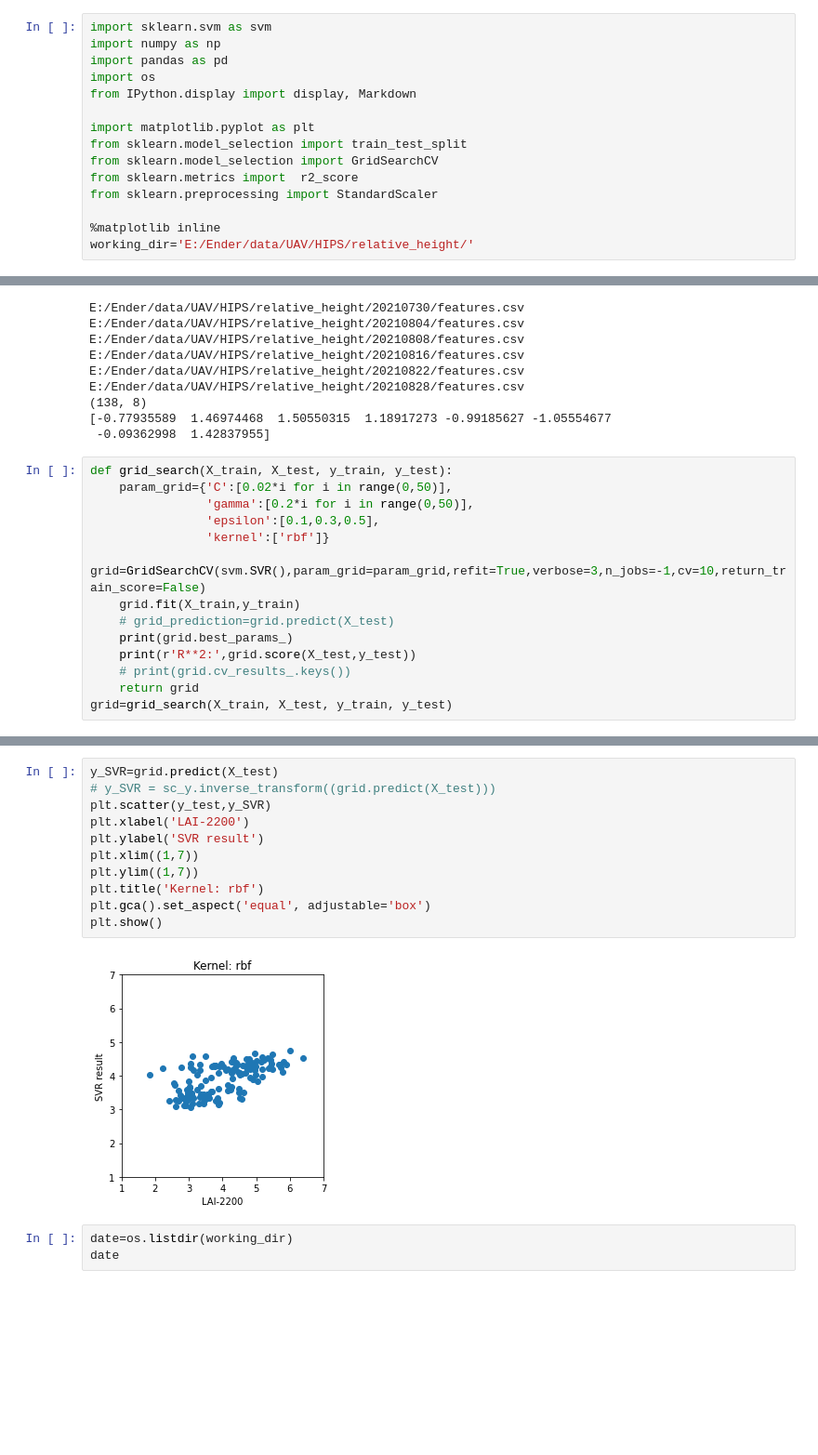
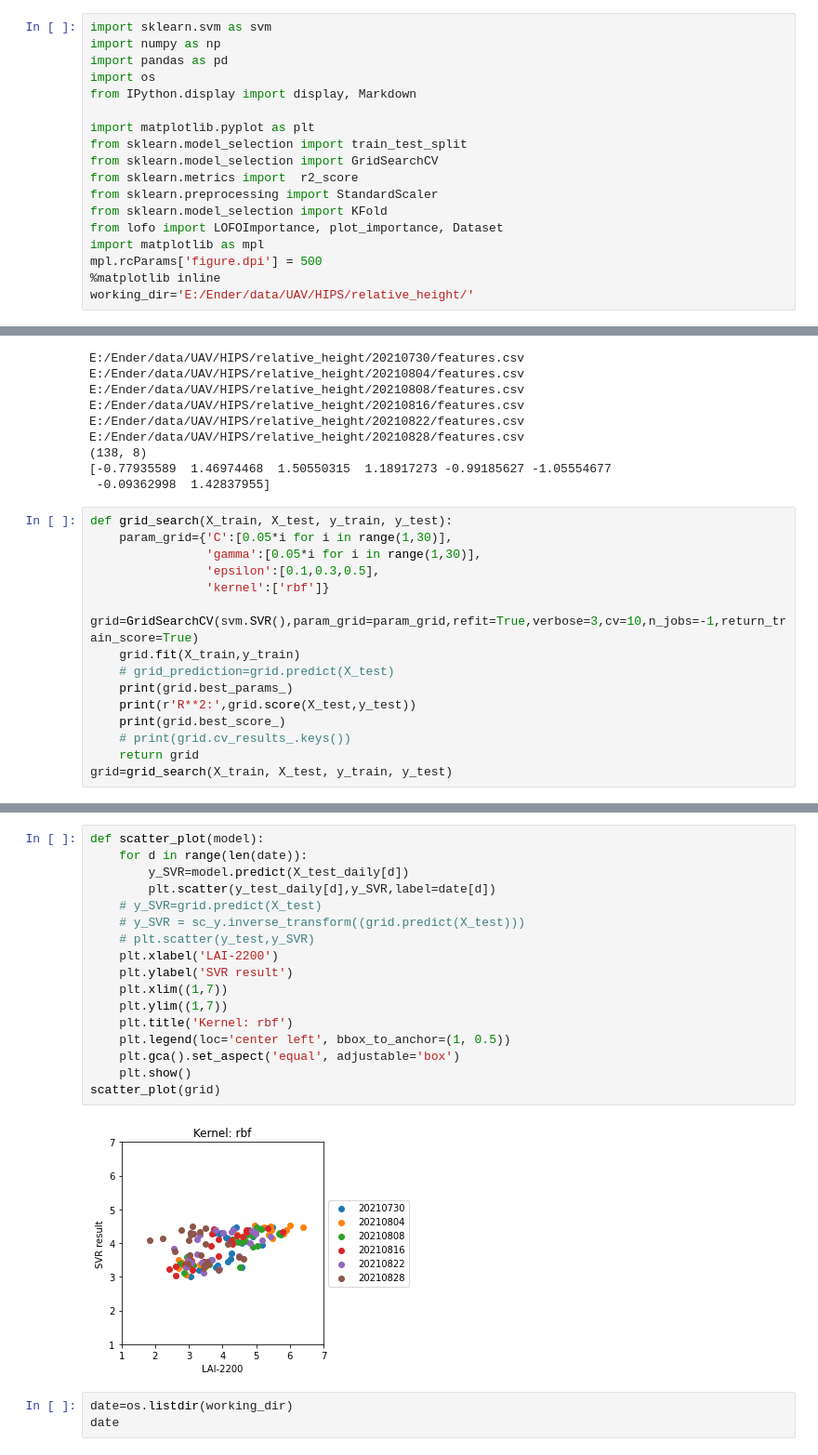
Before and after one commit to Enderrrr-TW/Purdue_every_life, a Jupyter notebook: LAI_SVR.ipynb, the cells around one changed output, grey strips where cells are left out. Shown at 93% size. Saved outputs shown, nothing was run; the diff lists cells and outputs as text; blank space fills up the shorter version.

Commit message:
Add files via upload
Colorcode scatter plot
Add more experiments

```diff
--- a/LAI_SVR.ipynb
+++ b/LAI_SVR.ipynb
@@ -10,6 +10,9 @@ from sklearn.model_selection import train_test_split
 from sklearn.model_selection import GridSearchCV
 from sklearn.metrics import  r2_score
 from sklearn.preprocessing import StandardScaler
-
+from sklearn.model_selection import KFold
+from lofo import LOFOImportance, plot_importance, Dataset
+import matplotlib as mpl
+mpl.rcParams['figure.dpi'] = 500
 %matplotlib inline
 working_dir='E:/Ender/data/UAV/HIPS/relative_height/'
@@ -66,15 +79,16 @@ E:/Ender/data/UAV/HIPS/relative_height/20210828/features.csv
  -0.09362998  1.42837955]
 # %%
 def grid_search(X_train, X_test, y_train, y_test):
-    param_grid={'C':[0.02*i for i in range(0,50)],
-                'gamma':[0.2*i for i in range(0,50)],
+    param_grid={'C':[0.05*i for i in range(1,30)],
+                'gamma':[0.05*i for i in range(1,30)],
                 'epsilon':[0.1,0.3,0.5],
                 'kernel':['rbf']}
-    grid=GridSearchCV(svm.SVR(),param_grid=param_grid,refit=True,verbose=3,n_jobs=-1,cv=10,return_train_score=False)
+    grid=GridSearchCV(svm.SVR(),param_grid=param_grid,refit=True,verbose=3,cv=10,n_jobs=-1,return_train_score=True)
     grid.fit(X_train,y_train)
     # grid_prediction=grid.predict(X_test)
     print(grid.best_params_)
     print(r'R**2:',grid.score(X_test,y_test))
+    print(grid.best_score_)
     # print(grid.cv_results_.keys())
     return grid
 grid=grid_search(X_train, X_test, y_train, y_test)
@@ -87,16 +125,22 @@ R**2: 0.353333548553429
 # %%
-y_SVR=grid.predict(X_test)
-# y_SVR = sc_y.inverse_transform((grid.predict(X_test)))
-plt.scatter(y_test,y_SVR)
-plt.xlabel('LAI-2200')
-plt.ylabel('SVR result')
-plt.xlim((1,7))
-plt.ylim((1,7))
-plt.title('Kernel: rbf')
-plt.gca().set_aspect('equal', adjustable='box')
-plt.show()
+def scatter_plot(model):
+    for d in range(len(date)):
+        y_SVR=model.predict(X_test_daily[d])
+        plt.scatter(y_test_daily[d],y_SVR,label=date[d])
+    # y_SVR=grid.predict(X_test)
+    # y_SVR = sc_y.inverse_transform((grid.predict(X_test)))
+    # plt.scatter(y_test,y_SVR)
+    plt.xlabel('LAI-2200')
+    plt.ylabel('SVR result')
+    plt.xlim((1,7))
+    plt.ylim((1,7))
+    plt.title('Kernel: rbf')
+    plt.legend(loc='center left', bbox_to_anchor=(1, 0.5))
+    plt.gca().set_aspect('equal', adjustable='box')
+    plt.show()
+scatter_plot(grid)
 # %% [output]
-[figure, old version]
+[figure, new version]
 # %%
 date=os.listdir(working_dir)
 date
```
Also changed, not shown: parts of 7 cells of this notebook.
